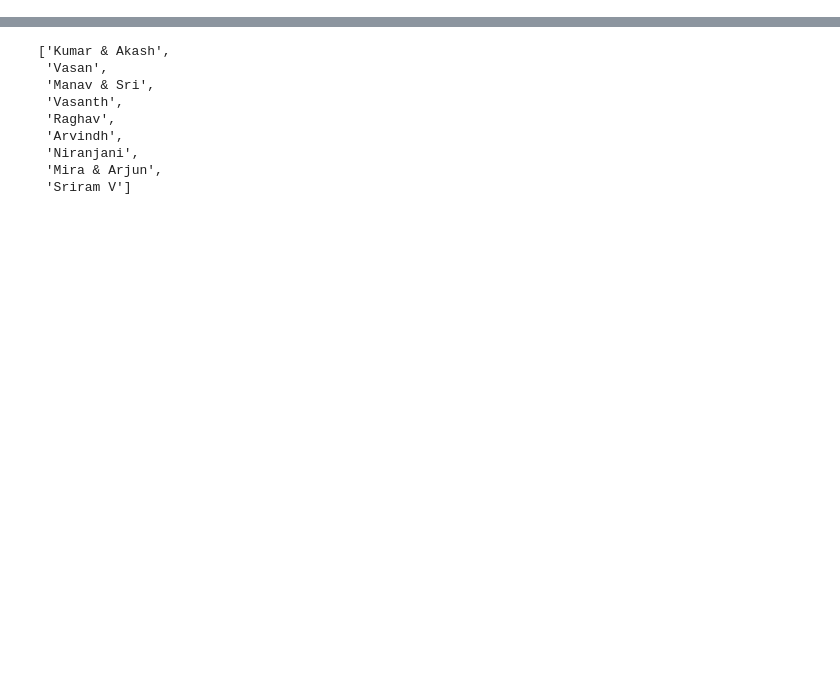
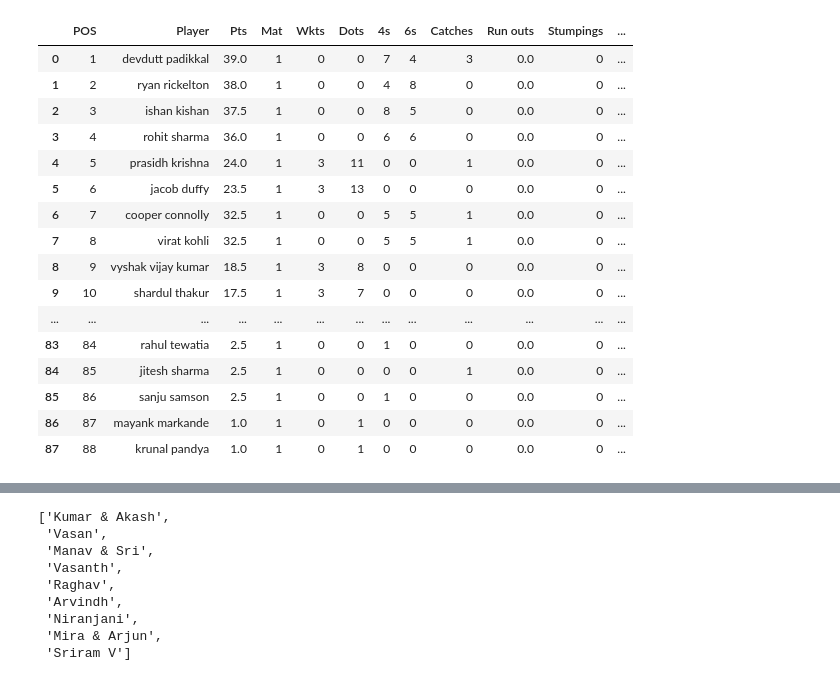
Before and after one commit to suddu16/cricket-fantasy, a Jupyter notebook: ipl2026/ipl_2026_fantasy.ipynb, the cells around one changed output, grey strips where cells are left out. Saved outputs shown, nothing was run; the diff lists cells and outputs as text; code cells hidden in the pictures; blank space fills up the shorter version.

```diff
--- a/ipl2026/ipl_2026_fantasy.ipynb
+++ b/ipl2026/ipl_2026_fantasy.ipynb
@@ -79,3 +79,38 @@ mvp_df
+# %%
+# For group_2 (iplt20 source), recalculate Pts using our own scoring rules:
+# 3.5 pts per wicket, 3.5 pts per six
+# 2.5 pts per four, catch, or stumping
+# 1 pt per dot ball
+# 1 pt per run out (Run outs column stores iplt20 points at 3.5/run out, so divide by 3.5 to get count)
+if group_pts_source == 'iplt20':
+    mvp_df['Pts'] = (
+        mvp_df['Wkts'] * 3.5 +
+        mvp_df['6s'] * 3.5 +
+        mvp_df['4s'] * 2.5 +
+        mvp_df['Catches'] * 2.5 +
+        mvp_df['Stumpings'] * 2.5 +
+        mvp_df['Dots'] * 1 +
+        (mvp_df['Run outs'] / 3.5) * 1
+    )
+mvp_df
+# %% [output]
+|  | POS | Player | Pts | Mat | Wkts | Dots | 4s | 6s | Catches | Run outs | Stumpings | ... |
+| 0 | 1 | devdutt padikkal | 39.0 | 1 | 0 | 0 | 7 | 4 | 3 | 0.0 | 0 | ... |
+| 1 | 2 | ryan rickelton | 38.0 | 1 | 0 | 0 | 4 | 8 | 0 | 0.0 | 0 | ... |
+| 2 | 3 | ishan kishan | 37.5 | 1 | 0 | 0 | 8 | 5 | 0 | 0.0 | 0 | ... |
+| 3 | 4 | rohit sharma | 36.0 | 1 | 0 | 0 | 6 | 6 | 0 | 0.0 | 0 | ... |
+| 4 | 5 | prasidh krishna | 24.0 | 1 | 3 | 11 | 0 | 0 | 1 | 0.0 | 0 | ... |
+| 5 | 6 | jacob duffy | 23.5 | 1 | 3 | 13 | 0 | 0 | 0 | 0.0 | 0 | ... |
+| 6 | 7 | cooper connolly | 32.5 | 1 | 0 | 0 | 5 | 5 | 1 | 0.0 | 0 | ... |
+| 7 | 8 | virat kohli | 32.5 | 1 | 0 | 0 | 5 | 5 | 1 | 0.0 | 0 | ... |
+| 8 | 9 | vyshak vijay kumar | 18.5 | 1 | 3 | 8 | 0 | 0 | 0 | 0.0 | 0 | ... |
+| 9 | 10 | shardul thakur | 17.5 | 1 | 3 | 7 | 0 | 0 | 0 | 0.0 | 0 | ... |
+| ... | ... | ... | ... | ... | ... | ... | ... | ... | ... | ... | ... | ... |
+| 83 | 84 | rahul tewatia | 2.5 | 1 | 0 | 0 | 1 | 0 | 0 | 0.0 | 0 | ... |
+| 84 | 85 | jitesh sharma | 2.5 | 1 | 0 | 0 | 0 | 0 | 1 | 0.0 | 0 | ... |
+| 85 | 86 | sanju samson | 2.5 | 1 | 0 | 0 | 1 | 0 | 0 | 0.0 | 0 | ... |
+| 86 | 87 | mayank markande | 1.0 | 1 | 0 | 1 | 0 | 0 | 0 | 0.0 | 0 | ... |
+| 87 | 88 | krunal pandya | 1.0 | 1 | 0 | 1 | 0 | 0 | 0 | 0.0 | 0 | ... |
 # %%
 fantasy_teams_auction_df = pd.read_csv(ipl_mock_auction_summary)
 fantasy_teams_auction_df
```
Also changed, not shown: parts of 12 cells of this notebook, 20 other files.
